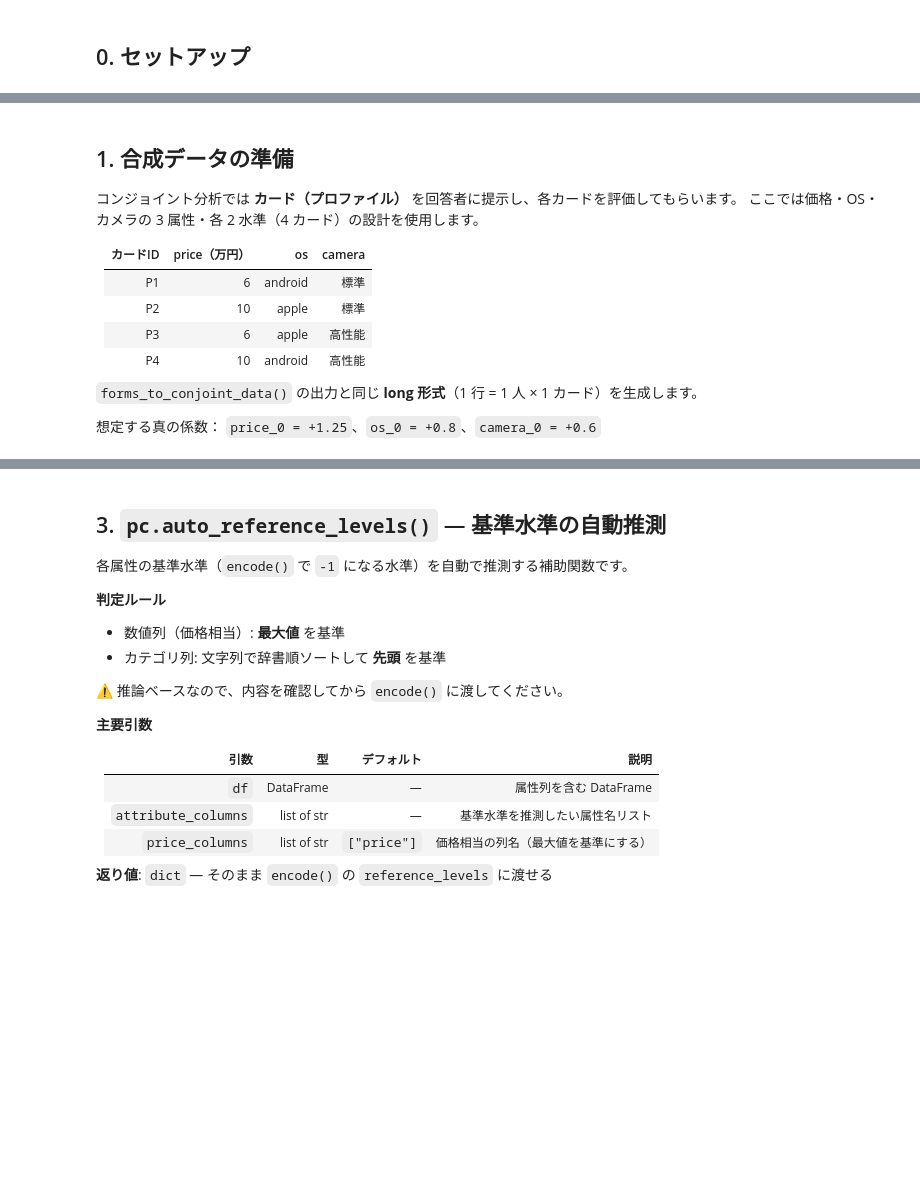
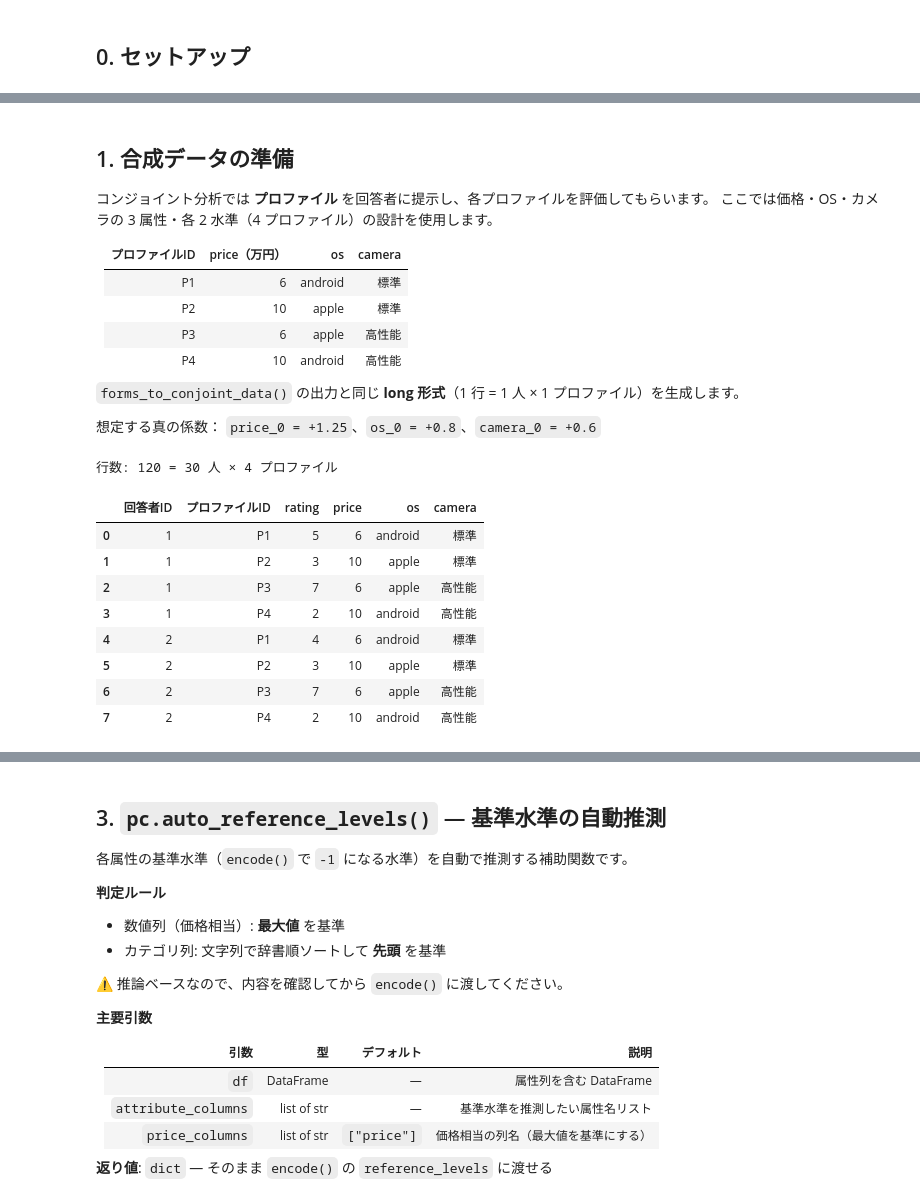
Before and after one commit to Py4Conjoint/py4conjoint, a Jupyter notebook: examples/overview.ipynb, the cells around one changed output, grey strips where cells are left out. Saved outputs shown, nothing was run; the diff lists cells and outputs as text; code cells hidden in the pictures; blank space fills up the shorter version.

```diff
--- a/examples/overview.ipynb
+++ b/examples/overview.ipynb
@@ -31,17 +33,17 @@ print(f"py4conjoint version: {pc.__version__}")
 # %% [markdown]
 ## 1. 合成データの準備
 
-コンジョイント分析では **カード（プロファイル）** を回答者に提示し、各カードを評価してもらいます。
-ここでは価格・OS・カメラの 3 属性・各 2 水準（4 カード）の設計を使用します。
+コンジョイント分析では **プロファイル** を回答者に提示し、各プロファイルを評価してもらいます。
+ここでは価格・OS・カメラの 3 属性・各 2 水準（4 プロファイル）の設計を使用します。
 
-| カードID | price（万円） | os | camera |
+| プロファイルID | price（万円） | os | camera |
 |----------|:-----------:|:-----:|:------:|
 | P1 | 6 | android | 標準 |
 | P2 | 10 | apple | 標準 |
 | P3 | 6 | apple | 高性能 |
 | P4 | 10 | android | 高性能 |
 
-`forms_to_conjoint_data()` の出力と同じ **long 形式**（1 行 = 1 人 × 1 カード）を生成します。
+`forms_to_conjoint_data()` の出力と同じ **long 形式**（1 行 = 1 人 × 1 プロファイル）を生成します。
 
 想定する真の係数： `price_0 = +1.25`、`os_0 = +0.8`、`camera_0 = +0.6`
 # %%
@@ -49,36 +51,47 @@ cards = pd.DataFrame(
     {
         "price":  [6, 10, 6, 10],
         "os":     ["android", "apple", "apple", "android"],
         "camera": ["標準", "標準", "高性能", "高性能"],
     },
     index=["P1", "P2", "P3", "P4"],
 )
 
 rng = np.random.default_rng(42)
 rows = []
 for resp_id in range(1, 31):          # 30 人
-    for card_id, (_, row) in zip(cards.index, cards.iterrows()):
+    for profile_id, (_, row) in zip(cards.index, cards.iterrows()):
         utility = (
             -1.25 * (1 if row["price"] == 10 else -1)
             + 0.80 * (1 if row["os"] == "apple" else -1)
             + 0.60 * (1 if row["camera"] == "高性能" else -1)
         )
         rating = int(round(utility * 2 + 5 + rng.normal(0, 0.3)))
         rating = max(1, min(7, rating))
         rows.append(
             {
                 "回答者ID": resp_id,
-                "カードID": card_id,
+                "プロファイルID": profile_id,
                 "rating": rating,
                 "price": row["price"],
                 "os": row["os"],
                 "camera": row["camera"],
             }
         )
 df = pd.DataFrame(rows)
 
-print(f"行数: {len(df)} = {df['回答者ID'].nunique()} 人 × {len(cards)} カード")
+print(f"行数: {len(df)} = {df['回答者ID'].nunique()} 人 × {len(cards)} プロファイル")
 df.head(8)
+# %% [output]
+行数: 120 = 30 人 × 4 プロファイル
+|  | 回答者ID | プロファイルID | rating | price | os | camera |
+| 0 | 1 | P1 | 5 | 6 | android | 標準 |
+| 1 | 1 | P2 | 3 | 10 | apple | 標準 |
+| 2 | 1 | P3 | 7 | 6 | apple | 高性能 |
+| 3 | 1 | P4 | 2 | 10 | android | 高性能 |
+| 4 | 2 | P1 | 4 | 6 | android | 標準 |
+| 5 | 2 | P2 | 3 | 10 | apple | 標準 |
+| 6 | 2 | P3 | 7 | 6 | apple | 高性能 |
+| 7 | 2 | P4 | 2 | 10 | android | 高性能 |
 # %% [markdown]
 ## 2. `pc.forms_to_conjoint_data()` — アンケートファイルの読み込み
 
```
Also changed, not shown: parts of 36 cells of this notebook, 14 other files.
